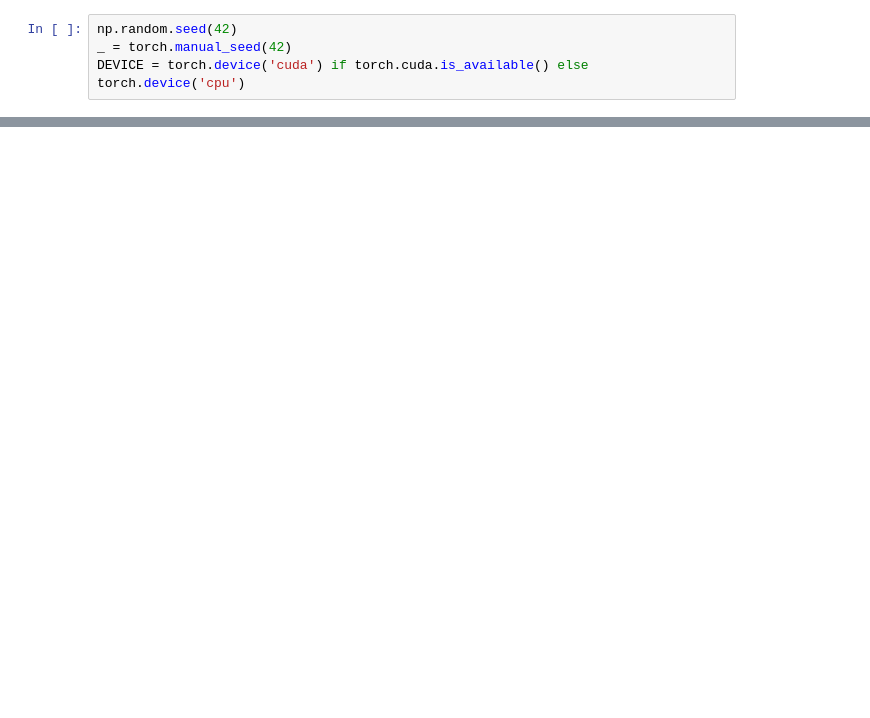
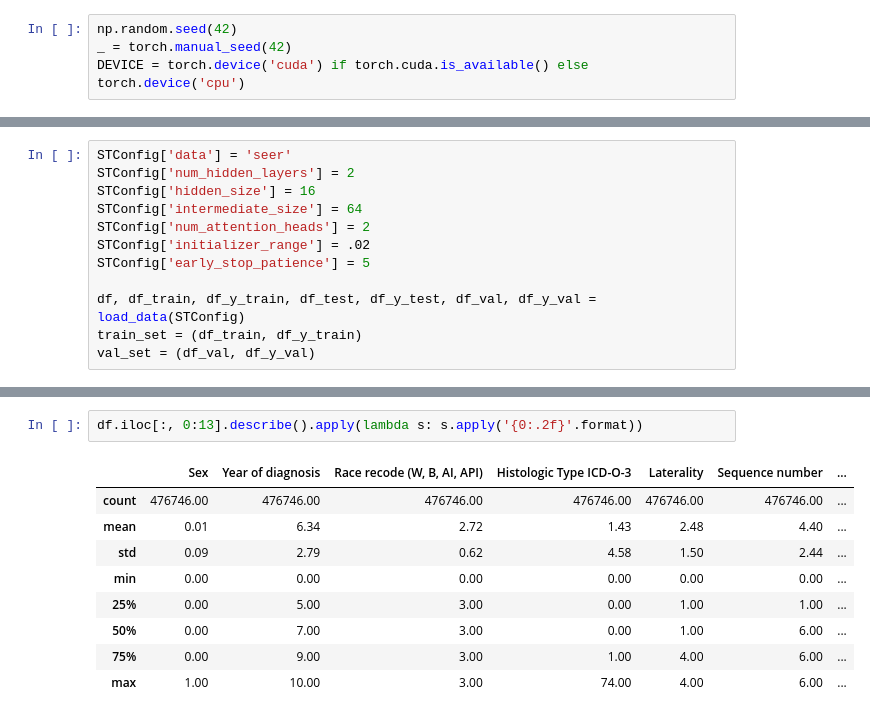
Before and after one commit to rbnyng/DLH-SurvTrace, a Jupyter notebook: main.ipynb, the cells around one changed output, grey strips where cells are left out. Saved outputs shown, nothing was run; the diff lists cells and outputs as text; blank space fills up the shorter version.

Commit message:
survtrace and deephit on seer, metabric, support

```diff
--- a/main.ipynb
+++ b/main.ipynb
@@ -72,0 +73,12 @@ KeyboardInterrupt:
+# %%
+STConfig['data'] = 'seer'
+STConfig['num_hidden_layers'] = 2
+STConfig['hidden_size'] = 16
+STConfig['intermediate_size'] = 64
+STConfig['num_attention_heads'] = 2
+STConfig['initializer_range'] = .02
+STConfig['early_stop_patience'] = 5
+
+df, df_train, df_y_train, df_test, df_y_test, df_val, df_y_val = load_data(STConfig)
+train_set = (df_train, df_y_train)
+val_set = (df_val, df_y_val)
@@ -72,0 +95,12 @@ KeyboardInterrupt:
+# %%
+df.iloc[:, 0:13].describe().apply(lambda s: s.apply('{0:.2f}'.format))
+# %% [output]
+|  | Sex | Year of diagnosis | Race recode (W, B, AI, API) | Histologic Type ICD-O-3 | Laterality | Sequence number | ... |
+| count | 476746.00 | 476746.00 | 476746.00 | 476746.00 | 476746.00 | 476746.00 | ... |
+| mean | 0.01 | 6.34 | 2.72 | 1.43 | 2.48 | 4.40 | ... |
+| std | 0.09 | 2.79 | 0.62 | 4.58 | 1.50 | 2.44 | ... |
+| min | 0.00 | 0.00 | 0.00 | 0.00 | 0.00 | 0.00 | ... |
+| 25% | 0.00 | 5.00 | 3.00 | 0.00 | 1.00 | 1.00 | ... |
+| 50% | 0.00 | 7.00 | 3.00 | 0.00 | 1.00 | 6.00 | ... |
+| 75% | 0.00 | 9.00 | 3.00 | 1.00 | 4.00 | 6.00 | ... |
+| max | 1.00 | 10.00 | 3.00 | 74.00 | 4.00 | 6.00 | ... |
```
Also changed, not shown: parts of 16 cells of this notebook, 1 other file.
